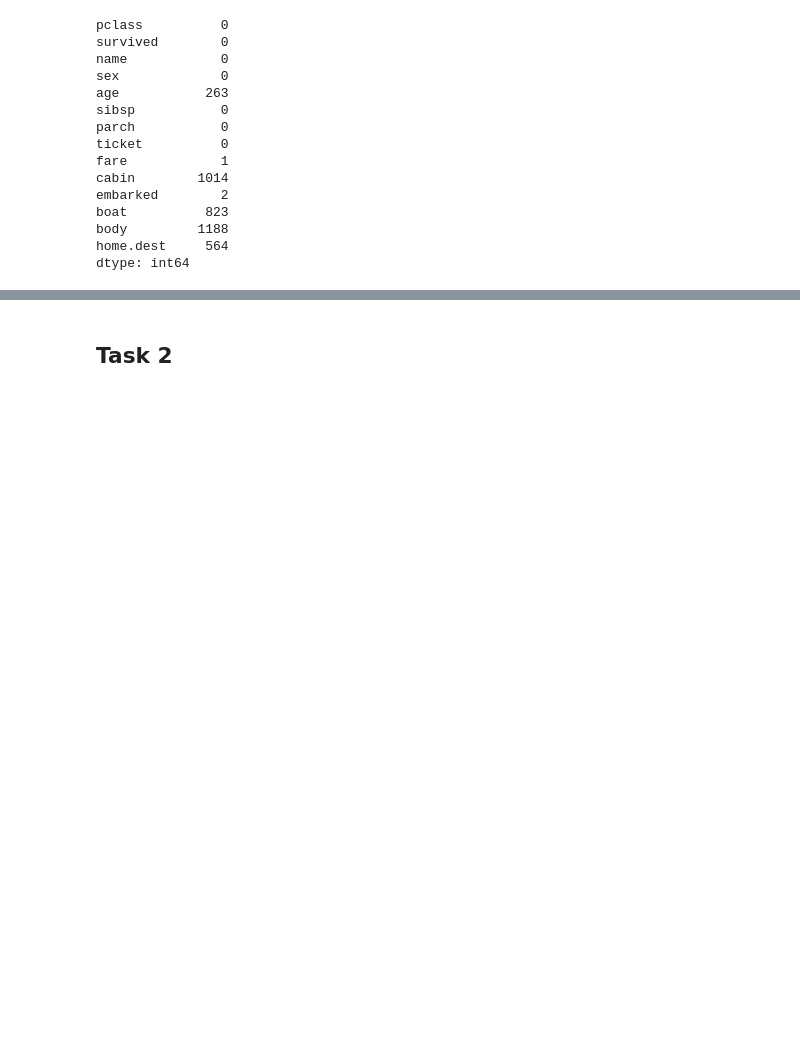
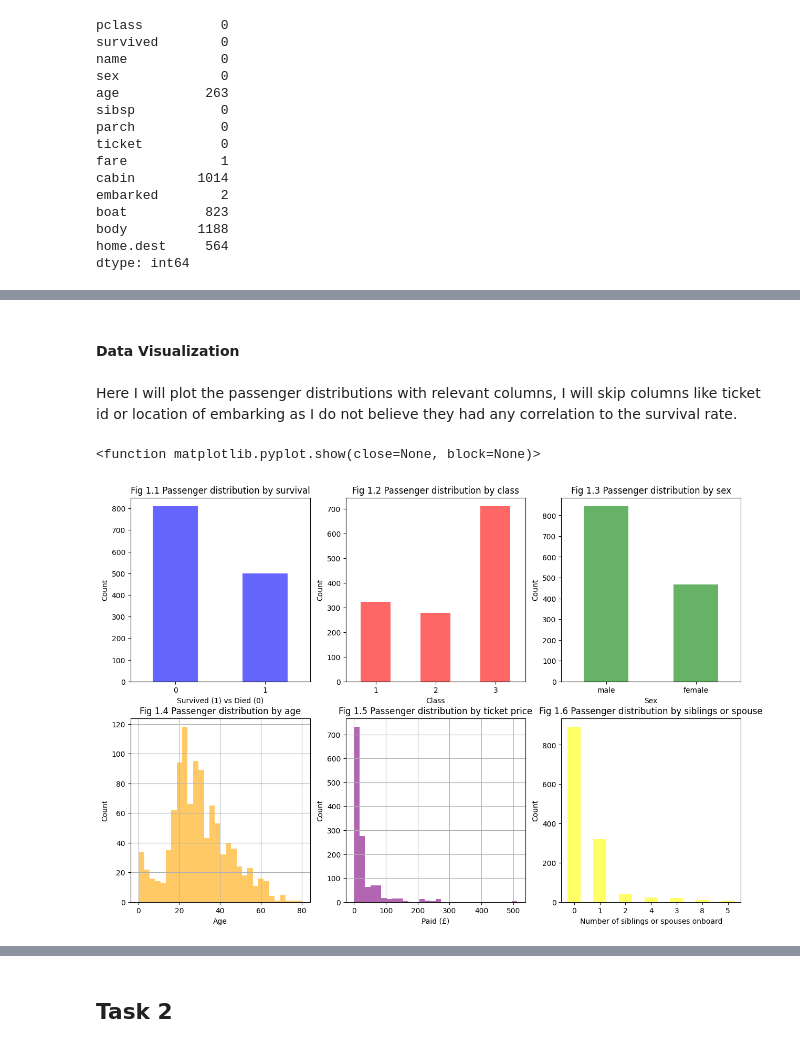
Before and after one commit to Soimanul/ML-fundamentals-2025, a Jupyter notebook: assignment_1_Vlad_Soimu[Soimu].ipynb, the cells around one changed output, grey strips where cells are left out. Drawn from its saved outputs; the diff is of its cells as text; code cells hidden in the pictures; blank space fills up the shorter version.

```diff
--- a/assignment_1_Vlad_Soimu[Soimu].ipynb
+++ b/assignment_1_Vlad_Soimu[Soimu].ipynb
@@ -84,0 +111,59 @@ dtype: int64
+# %% [markdown]
+#### Data Visualization
+# %% [markdown]
+Here I will plot the passenger distributions with relevant columns, I will skip columns like ticket id or location of embarking as I do not believe they had any correlation to the survival rate.
+# %%
+plt.figure(figsize=(15, 10))
+
+# 1. Survival Distribution
+plt.subplot(2,3,1)
+df['survived'].value_counts().plot(kind='bar', color='blue', alpha=0.6)
+plt.title("Fig 1.1 Passenger distribution by survival")
+plt.xlabel('Survived (1) vs Died (0)')
+plt.ylabel('Count')
+plt.xticks(rotation=0)
+
+# 2. Class Distribution
+plt.subplot(2,3,2)
+df['pclass'].value_counts().sort_index().plot(kind='bar', color='red', alpha=0.6)
+plt.title("Fig 1.2 Passenger distribution by class")
+plt.xlabel("Class")
+plt.ylabel("Count")
+plt.xticks(rotation=0)
+
+# 3. Gender Distribution
+plt.subplot(2,3,3)
+df['sex'].value_counts().plot(kind='bar', color='green', alpha=0.6)
+plt.title('Fig 1.3 Passenger distribution by sex')
+plt.xlabel('Sex')
+plt.ylabel('Count')
+plt.xticks(rotation=0)
+
+# 4. Age Distribution
+plt.subplot(2, 3, 4)
+df['age'].hist(bins=30, color='orange', alpha=0.6)
+plt.title('Fig 1.4 Passenger distribution by age')
+plt.xlabel('Age')
+plt.ylabel('Count')
+plt.xticks(rotation=0)
+
+# 5. Fare Distribution
+plt.subplot(2, 3, 5)
+df['fare'].hist(bins=30, color='purple', alpha=0.6)
+plt.title('Fig 1.5 Passenger distribution by ticket price')
+plt.xlabel('Paid (£)')
+plt.ylabel('Count')
+
+# 6. Sibling or spouse Distribution
+plt.subplot(2,3,6)
+df['sibsp'].value_counts().plot(kind='bar', color='yellow', alpha=0.6)
+plt.title("Fig 1.6 Passenger distribution by siblings or spouse")
+plt.xlabel("Number of siblings or spouses onboard")
+plt.ylabel("Count")
+plt.xticks(rotation=0)
+
+plt.tight_layout
+plt.show
+# %% [output]
+<function matplotlib.pyplot.show(close=None, block=None)>
+[figure, added]
```
Also changed, not shown: parts of 14 cells of this notebook.
